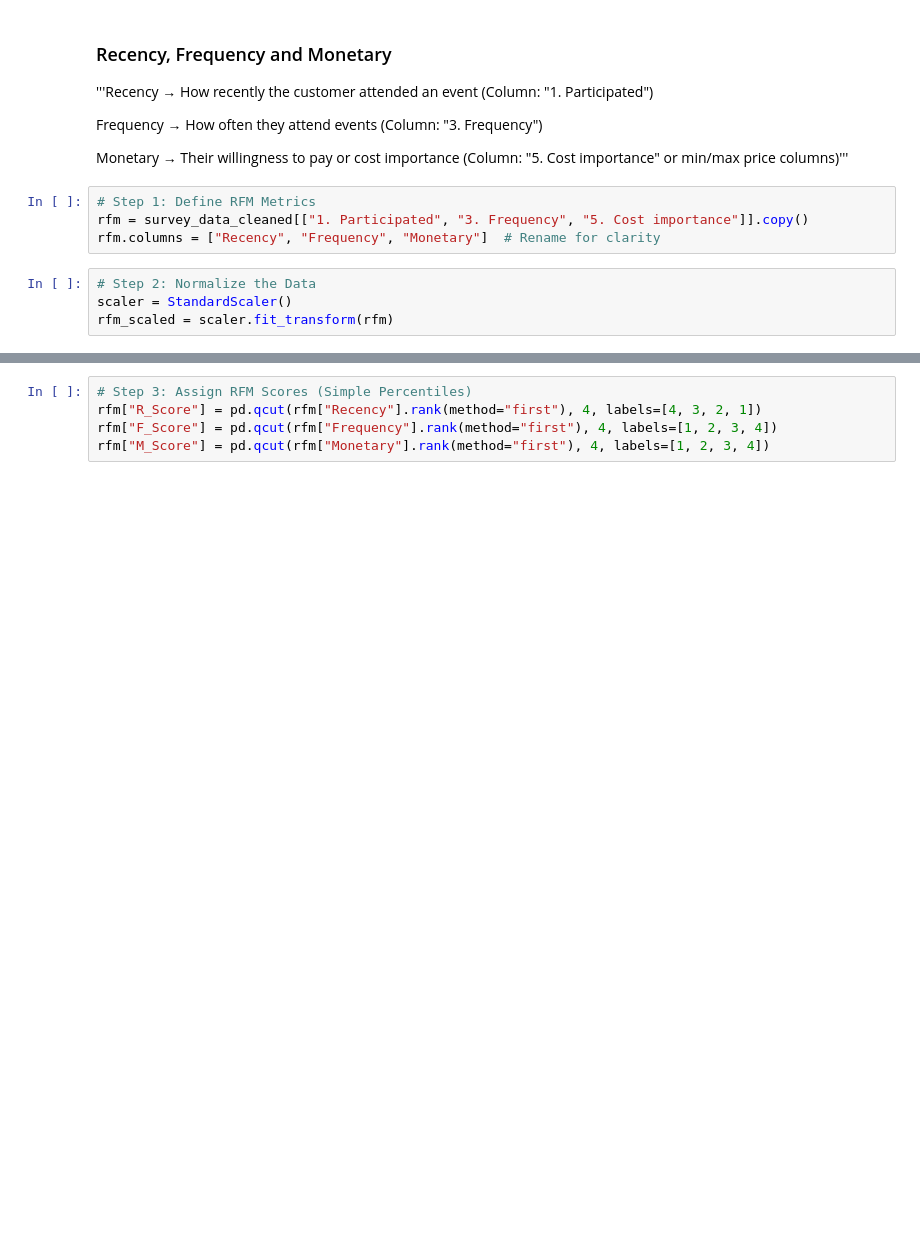
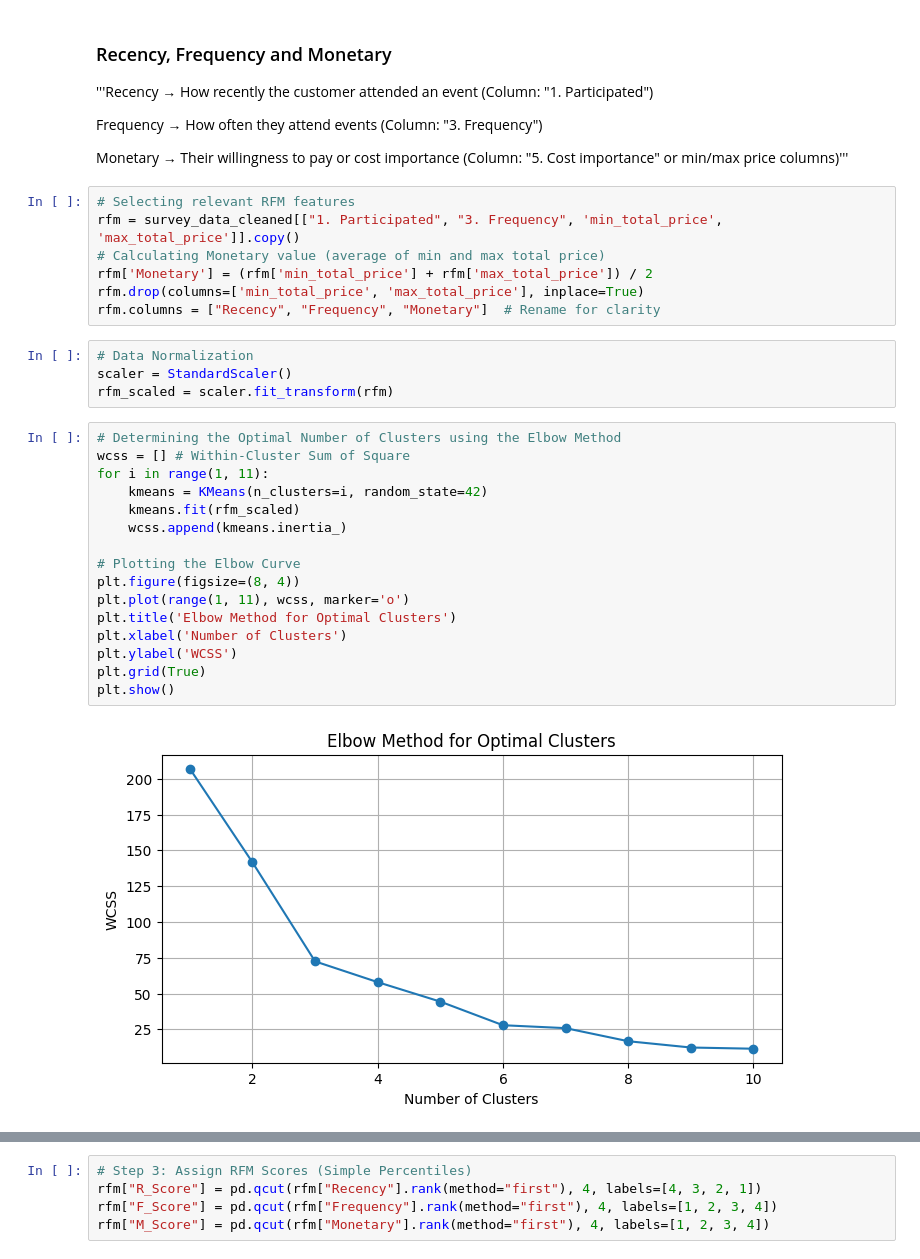
Before and after one commit to hmente/marketing-analytics-gp, a Jupyter notebook: main.ipynb, the cells around one changed output, grey strips where cells are left out. Saved outputs shown, nothing was run; the diff lists cells and outputs as text; blank space fills up the shorter version.

Commit message:
New plots for RFM

```diff
--- a/main.ipynb
+++ b/main.ipynb
@@ -270,10 +270,31 @@ Frequency → How often they attend events (Column: "3. Frequency")
 
 Monetary → Their willingness to pay or cost importance (Column: "5. Cost importance" or min/max price columns)'''
 # %%
-# Step 1: Define RFM Metrics
-rfm = survey_data_cleaned[["1. Participated", "3. Frequency", "5. Cost importance"]].copy()
+# Selecting relevant RFM features
+rfm = survey_data_cleaned[["1. Participated", "3. Frequency", 'min_total_price', 'max_total_price']].copy()
+# Calculating Monetary value (average of min and max total price)
+rfm['Monetary'] = (rfm['min_total_price'] + rfm['max_total_price']) / 2
+rfm.drop(columns=['min_total_price', 'max_total_price'], inplace=True)
 rfm.columns = ["Recency", "Frequency", "Monetary"]  # Rename for clarity
 # %%
-# Step 2: Normalize the Data
+# Data Normalization
 scaler = StandardScaler()
 rfm_scaled = scaler.fit_transform(rfm)
+# %%
+# Determining the Optimal Number of Clusters using the Elbow Method
+wcss = [] # Within-Cluster Sum of Square
+for i in range(1, 11):
+    kmeans = KMeans(n_clusters=i, random_state=42)
+    kmeans.fit(rfm_scaled)
+    wcss.append(kmeans.inertia_)
+
+# Plotting the Elbow Curve
+plt.figure(figsize=(8, 4))
+plt.plot(range(1, 11), wcss, marker='o')
+plt.title('Elbow Method for Optimal Clusters')
+plt.xlabel('Number of Clusters')
+plt.ylabel('WCSS')
+plt.grid(True)
+plt.show()
+# %% [output]
+[figure, added]
```
Also changed, not shown: parts of 6 cells of this notebook, 1 other file.
